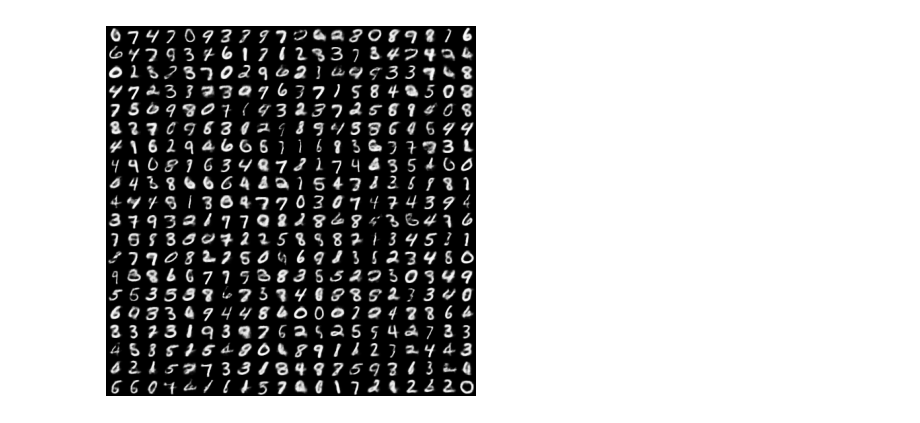
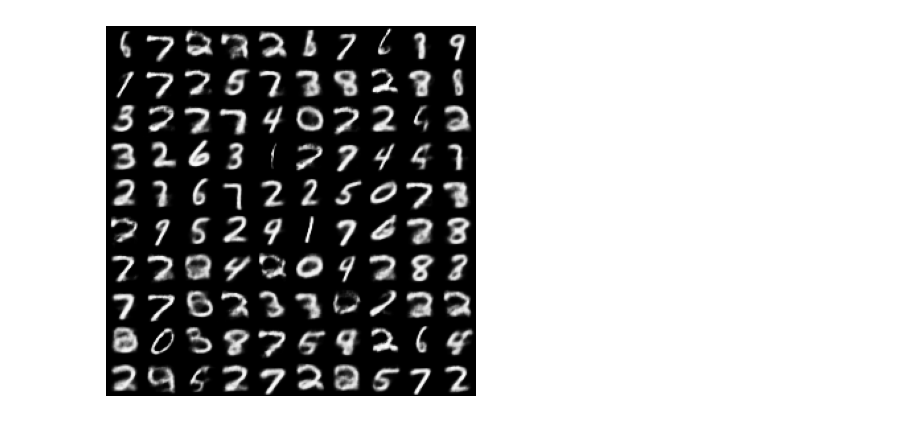
Before and after one commit to ShubhamSinghal12/GLA_GenAI2025, a Jupyter notebook: GANs/VAE MNIST.ipynb, the cells around one changed output. Cells and saved outputs as stored; diff of their text form; code cells hidden in the pictures.

```diff
--- a/GANs/VAE MNIST.ipynb
+++ b/GANs/VAE MNIST.ipynb
@@ -104,23 +104,19 @@ Epoch 20/20
 <keras.src.callbacks.history.History at 0x...>
 # %%
-# Sample random points in the latent space
 def plot_latent_space(decoder, n=10):
-    # grid_x = np.linspace(-3, 3, n)
-    # grid_y = np.linspace(-3, 3, n)[::-1]
-
     figure = np.zeros((28 * n, 28 * n))
     for i in range(n):
         for j in range(n):
             z_sample = np.random.randn(1,latent_dim)
             x_decoded = decoder.predict(z_sample,verbose=0)
             digit = x_decoded[0].reshape(28, 28)
             figure[i * 28: (i + 1) * 28, j * 28: (j + 1) * 28] = digit
 
     # plt.figure(figsize=(10, 10))
     plt.imshow(figure, cmap='Greys_r')
     plt.axis('off')
     plt.show()
 
-plot_latent_space(decoder,n=20)
+plot_latent_space(decoder,n=10)
 # %% [output]
-[figure, old version]
+[figure, new version]
```
Also changed, not shown: parts of 3 cells of this notebook.
